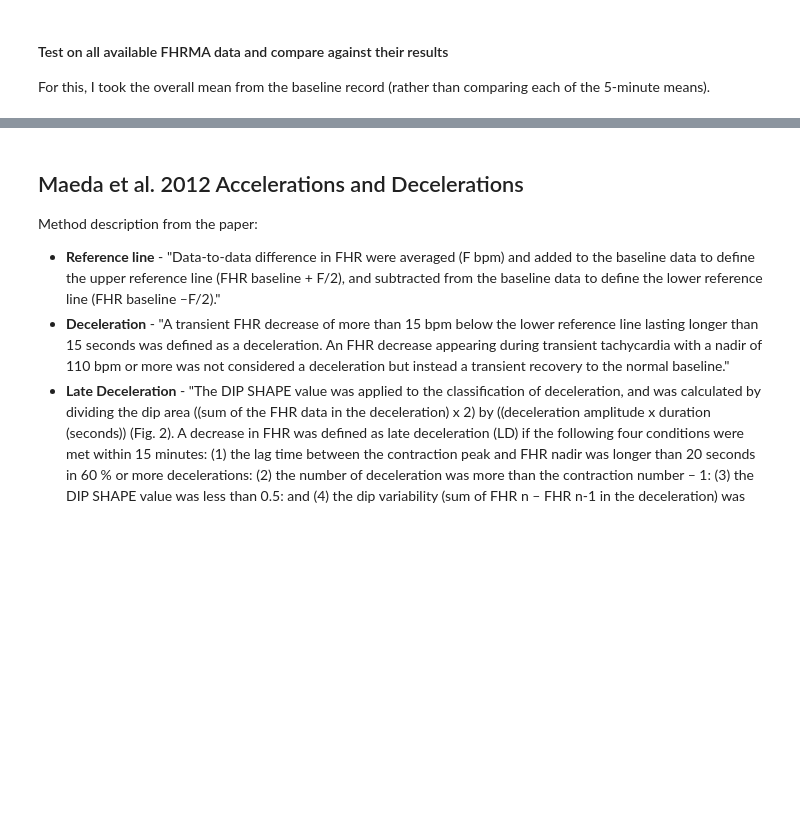
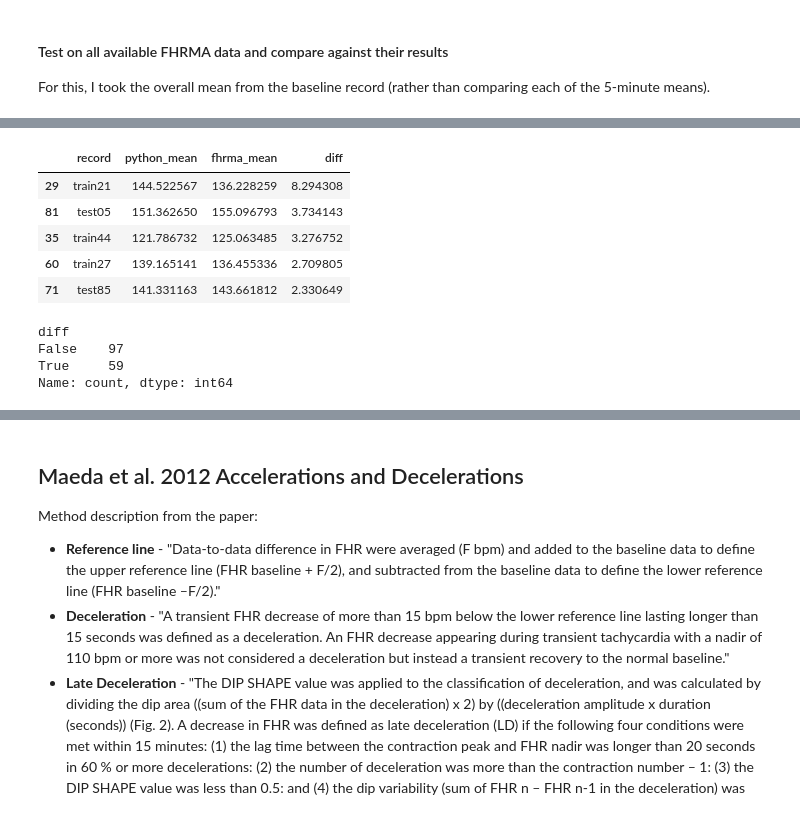
Before and after one commit to birth-outcomes/ctg_exploratory, a Jupyter notebook: 14_feature_extraction_maeda_2012.ipynb, the cells around one changed output, grey strips where cells are left out. Cells and saved outputs as stored; diff of their text form; code cells hidden in the pictures; blank space fills up the shorter version.

```diff
--- a/14_feature_extraction_maeda_2012.ipynb
+++ b/14_feature_extraction_maeda_2012.ipynb
@@ -348,3 +377,28 @@ Name: count, dtype: int64
+# %%
+fhrma_df = pd.DataFrame({
+    'record': fhrma_maeda_base.keys(),
+    'fhrma_mean': [np.mean(fhrma_maeda_base[i]) for i in fhrma_maeda_base.keys()]})
+compare_mean_f = pd.merge(python_df, fhrma_df, on='record')
+
+# Add column with difference in means
+compare_mean_f['diff'] = abs(compare_mean_f['python_mean'] - compare_mean_f['fhrma_mean'])
+
+# Preview dataframe, starting with records with the greatest difference
+display(compare_mean_f.sort_values(by='diff', ascending=False).head())
+
+# Record how many are exactly the same
+display((compare_mean_f['diff'] == 0).value_counts())
+# %% [output]
+|  | record | python_mean | fhrma_mean | diff |
+| 29 | train21 | 144.522567 | 136.228259 | 8.294308 |
+| 81 | test05 | 151.362650 | 155.096793 | 3.734143 |
+| 35 | train44 | 121.786732 | 125.063485 | 3.276752 |
+| 60 | train27 | 139.165141 | 136.455336 | 2.709805 |
+| 71 | test85 | 141.331163 | 143.661812 | 2.330649 |
+diff
+False    97
+True     59
+Name: count, dtype: int64
 # %%
 def compare_means(df, x, y, title):
     '''
```
Also changed, not shown: parts of 16 cells of this notebook.
